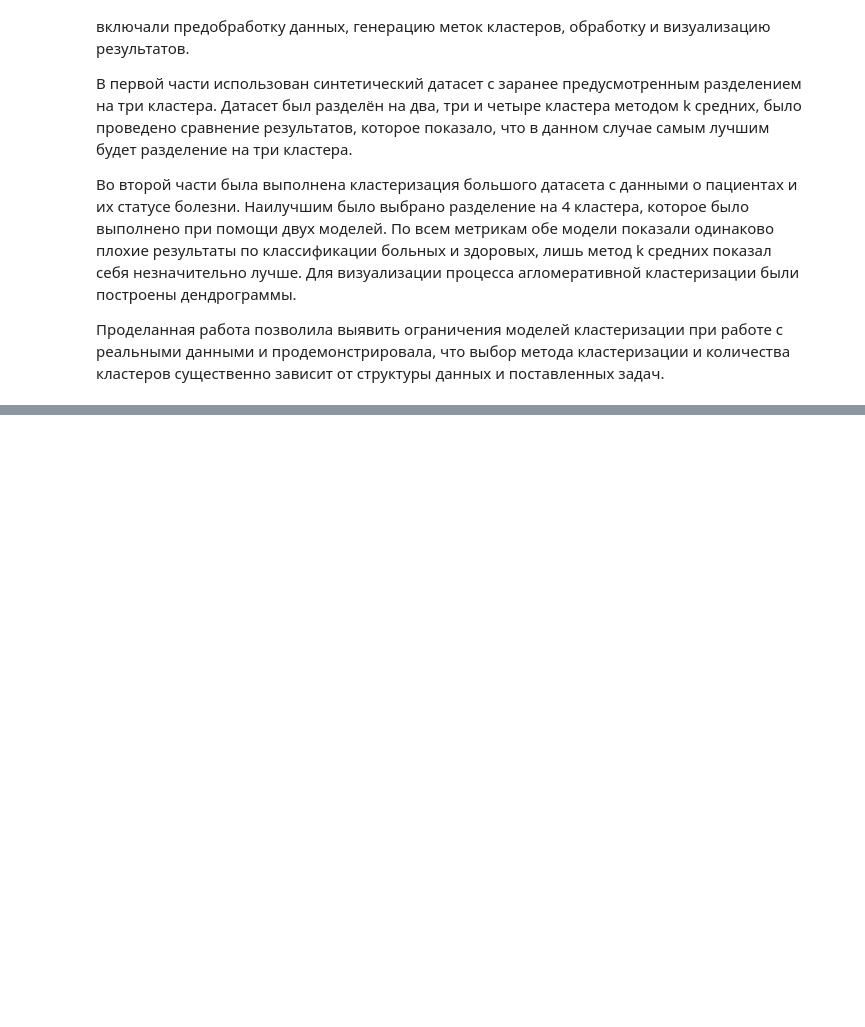
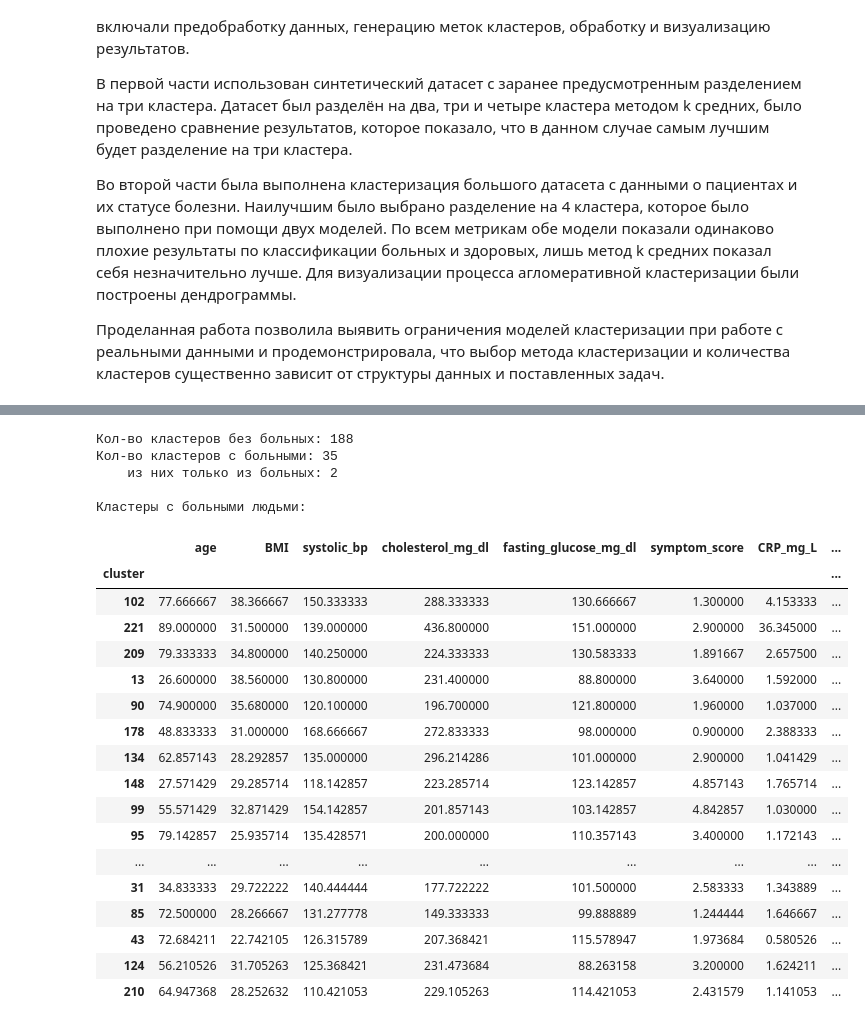
Before and after one commit to RomanPro100/DA_lab4, a Jupyter notebook: ЛР4_Прокопов_1.ipynb, the cells around one changed output, grey strips where cells are left out. Saved outputs shown, nothing was run; the diff lists cells and outputs as text; code cells hidden in the pictures; blank space fills up the shorter version.

```diff
--- a/ЛР4_Прокопов_1.ipynb
+++ b/ЛР4_Прокопов_1.ipynb
@@ -587,0 +700,5 @@ plt.show()
+# %%
+print("Средние по каждому столбцу:")
+affprop_means = patients_affprop.groupby("cluster").mean(numeric_only=True)
+affprop_means["Count"] = patients_affprop["cluster"].value_counts()
+affprop_means
@@ -587,0 +755,35 @@ plt.show()
+# %%
+print(
+    "Кол-во кластеров без больных:",
+    len(affprop_means[affprop_means.Disease == 0]),
+    "\nКол-во кластеров с больными:",
+    len(affprop_means[affprop_means.Disease > 0]),
+    "\n    из них только из больных:",
+    len(affprop_means[affprop_means.Disease == 1])
+)
+print("\nКластеры с больными людьми:")
+affprop_means[affprop_means.Disease > 0].sort_values("Disease", ascending=False)
+# %% [output]
+Кол-во кластеров без больных: 188
+Кол-во кластеров с больными: 35
+    из них только из больных: 2
+
+Кластеры с больными людьми:
+|  | age | BMI | systolic_bp | cholesterol_mg_dl | fasting_glucose_mg_dl | symptom_score | CRP_mg_L | ... |
+| cluster |  |  |  |  |  |  |  | ... |
+| 102 | 77.666667 | 38.366667 | 150.333333 | 288.333333 | 130.666667 | 1.300000 | 4.153333 | ... |
+| 221 | 89.000000 | 31.500000 | 139.000000 | 436.800000 | 151.000000 | 2.900000 | 36.345000 | ... |
+| 209 | 79.333333 | 34.800000 | 140.250000 | 224.333333 | 130.583333 | 1.891667 | 2.657500 | ... |
+| 13 | 26.600000 | 38.560000 | 130.800000 | 231.400000 | 88.800000 | 3.640000 | 1.592000 | ... |
+| 90 | 74.900000 | 35.680000 | 120.100000 | 196.700000 | 121.800000 | 1.960000 | 1.037000 | ... |
+| 178 | 48.833333 | 31.000000 | 168.666667 | 272.833333 | 98.000000 | 0.900000 | 2.388333 | ... |
+| 134 | 62.857143 | 28.292857 | 135.000000 | 296.214286 | 101.000000 | 2.900000 | 1.041429 | ... |
+| 148 | 27.571429 | 29.285714 | 118.142857 | 223.285714 | 123.142857 | 4.857143 | 1.765714 | ... |
+| 99 | 55.571429 | 32.871429 | 154.142857 | 201.857143 | 103.142857 | 4.842857 | 1.030000 | ... |
+| 95 | 79.142857 | 25.935714 | 135.428571 | 200.000000 | 110.357143 | 3.400000 | 1.172143 | ... |
+| ... | ... | ... | ... | ... | ... | ... | ... | ... |
+| 31 | 34.833333 | 29.722222 | 140.444444 | 177.722222 | 101.500000 | 2.583333 | 1.343889 | ... |
+| 85 | 72.500000 | 28.266667 | 131.277778 | 149.333333 | 99.888889 | 1.244444 | 1.646667 | ... |
+| 43 | 72.684211 | 22.742105 | 126.315789 | 207.368421 | 115.578947 | 1.973684 | 0.580526 | ... |
+| 124 | 56.210526 | 31.705263 | 125.368421 | 231.473684 | 88.263158 | 3.200000 | 1.624211 | ... |
+| 210 | 64.947368 | 28.252632 | 110.421053 | 229.105263 | 114.421053 | 2.431579 | 1.141053 | ... |
```
Also changed, not shown: parts of 15 cells of this notebook.
